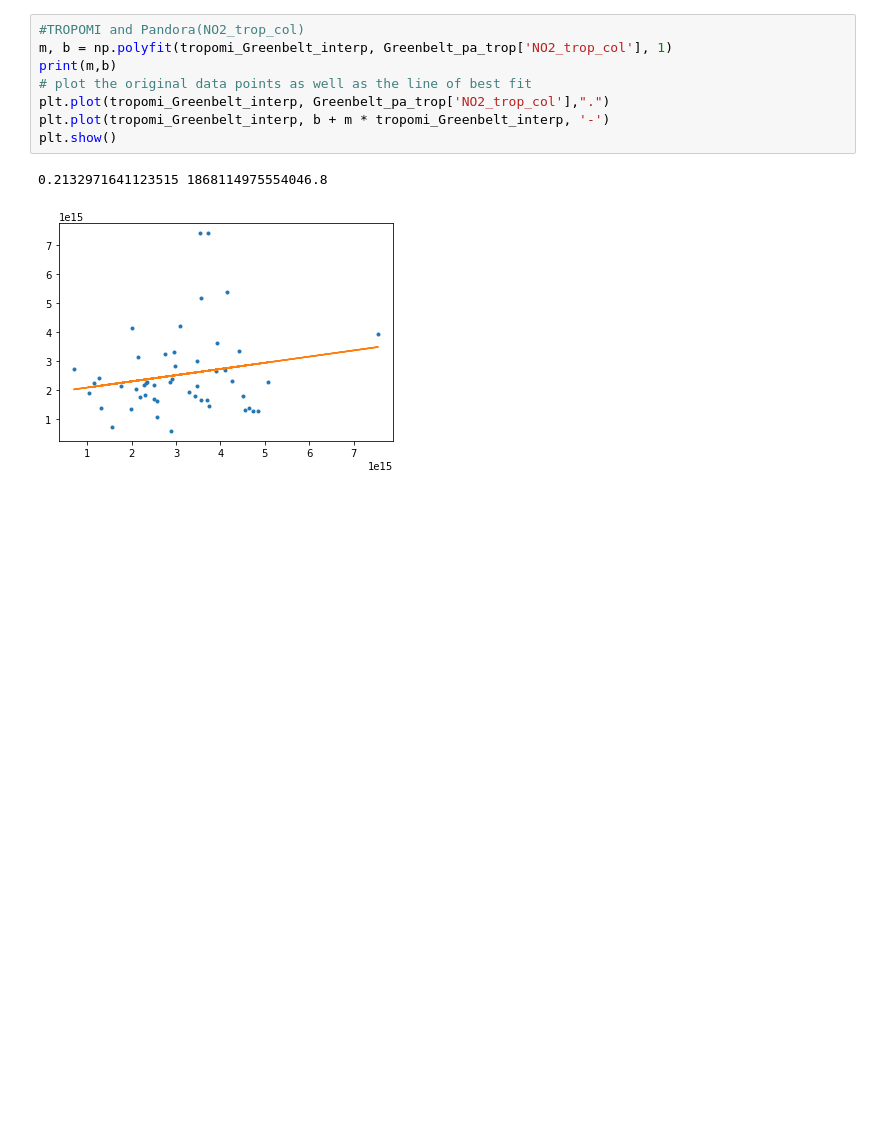
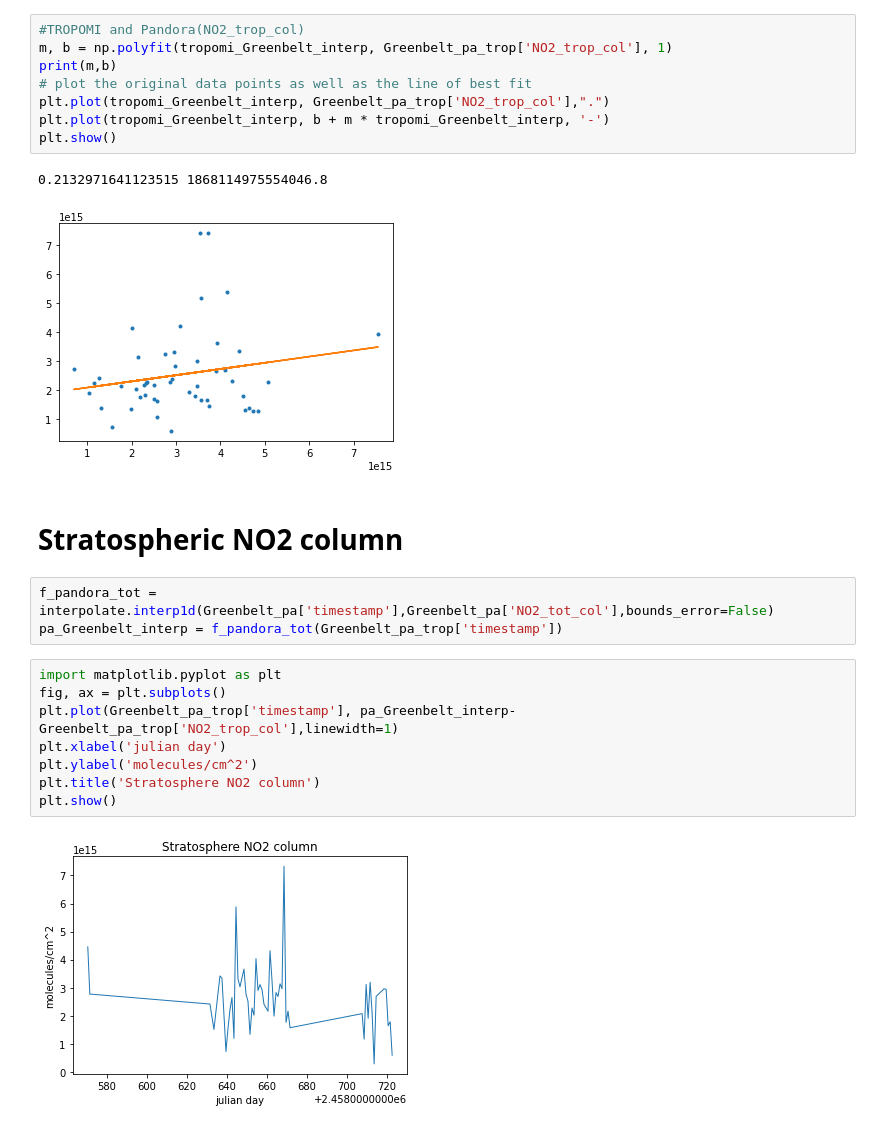
Before and after one commit to qdzhu/ACES, a Jupyter notebook: TROPOMI_Pandora_comparison.ipynb, the cells around one changed output. Drawn from its saved outputs; the diff is of its cells as text; blank space fills up the shorter version.

Commit message:
add-strat

```diff
--- a/TROPOMI_Pandora_comparison.ipynb
+++ b/TROPOMI_Pandora_comparison.ipynb
@@ -497,3 +497,18 @@ plt.show()
 # %% [output]
 0.2132971641123515 1868114975554046.8
 [figure]
+# %% [markdown]
+# Stratospheric NO2 column
+# %%
+f_pandora_tot = interpolate.interp1d(Greenbelt_pa['timestamp'],Greenbelt_pa['NO2_tot_col'],bounds_error=False)
+pa_Greenbelt_interp = f_pandora_tot(Greenbelt_pa_trop['timestamp'])
+# %%
+import matplotlib.pyplot as plt
+fig, ax = plt.subplots()
+plt.plot(Greenbelt_pa_trop['timestamp'], pa_Greenbelt_interp-Greenbelt_pa_trop['NO2_trop_col'],linewidth=1)
+plt.xlabel('julian day')
+plt.ylabel('molecules/cm^2')
+plt.title('Stratosphere NO2 column')
+plt.show()
+# %% [output]
+[figure, added]
```
Also changed, not shown: parts of 6 cells of this notebook.
